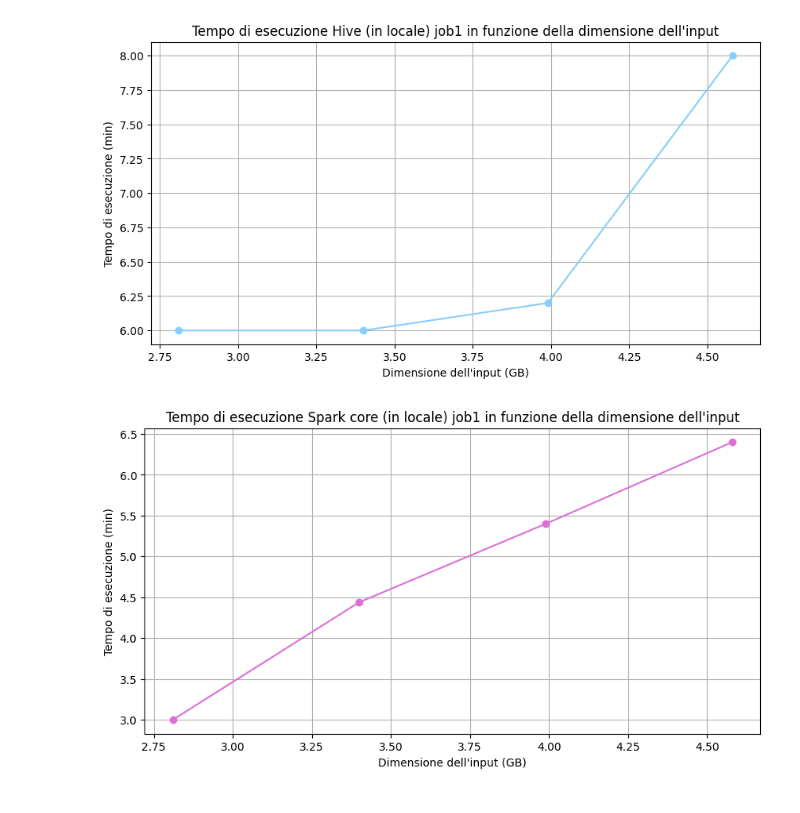
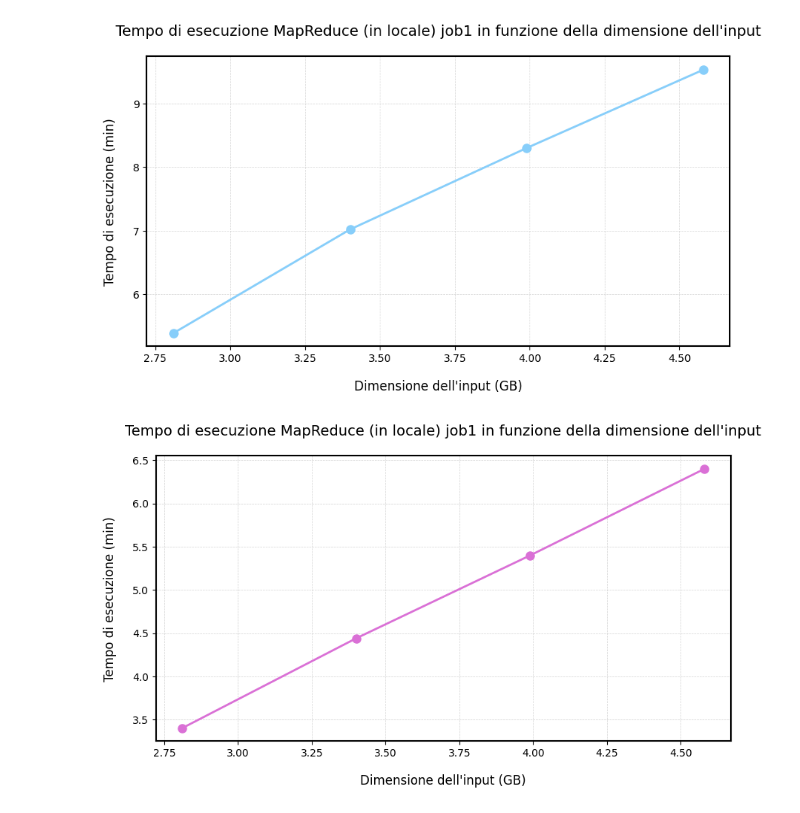
Before and after one commit to elisacatena/BigDataApplications, a Jupyter notebook: execution_times_job1.ipynb, the cells around one changed output. Saved outputs shown, nothing was run; the diff lists cells and outputs as text; code cells hidden in the pictures.

```diff
--- a/execution_times_job1.ipynb
+++ b/execution_times_job1.ipynb
@@ -25,45 +41,77 @@ plt.show()
 # %%
 job_data = [
-    {"input_size": 2.81, "execution_time": 6},
-    {"input_size": 3.40, "execution_time": 6},
-    {"input_size": 3.99, "execution_time": 6.2},
-    {"input_size": 4.58, "execution_time": 8},
+    {"input_size": 2.81, "execution_time": 5.39},
+    {"input_size": 3.40, "execution_time": 7.02},
+    {"input_size": 3.99, "execution_time": 8.30},
+    {"input_size": 4.58, "execution_time": 9.53},
 ]
 
 # Creare un DataFrame
 df = pd.DataFrame(job_data)
 
 # Creare il grafico
-plt.figure(figsize=(10, 5))
-plt.plot(df['input_size'], df['execution_time'], marker='o', linestyle='-', color='lightskyblue')
-plt.xlabel('Dimensione dell\'input (GB)')
-plt.ylabel('Tempo di esecuzione (min)')
-plt.title('Tempo di esecuzione Hive (in locale) job1 in funzione della dimensione dell\'input')
-plt.grid(True)
+fig, ax = plt.subplots(figsize=(10, 5), facecolor='white')
+# Impostare lo sfondo interno del grafico come bianco
+ax.set_facecolor('white')
+
+# Personalizzare il grafico
+ax.plot(df['input_size'], df['execution_time'], marker='o', linestyle='-', color='lightskyblue', markersize=8, linewidth=2)
+
+# Aggiungere il bordo nero
+for spine in ax.spines.values():
+    spine.set_edgecolor('black')
+    spine.set_linewidth(1.5)
+
+# Etichette degli assi
+ax.set_xlabel("Dimensione dell'input (GB)", fontsize=12, labelpad=15)
+ax.set_ylabel("Tempo di esecuzione (min)", fontsize=12, labelpad=15)
+
+# Titolo del grafico
+ax.set_title("Tempo di esecuzione MapReduce (in locale) job1 in funzione della dimensione dell'input", fontsize=14, pad=20)
+
+# Aggiungere una griglia sottile
+ax.grid(True, linestyle='--', linewidth=0.5, color='lightgray')
+
 plt.show()
 # %% [output]
-[figure, old version]
+[figure, new version]
 # %%
 job_data = [
-    {"input_size": 2.81, "execution_time": 3},
+    {"input_size": 2.81, "execution_time": 3.40},
     {"input_size": 3.40, "execution_time": 4.44},
     {"input_size": 3.99, "execution_time": 5.40},
     {"input_size": 4.58, "execution_time": 6.40},
 ]
 
 # Creare un DataFrame
 df = pd.DataFrame(job_data)
 
 # Creare il grafico
-plt.figure(figsize=(10, 5))
-plt.plot(df['input_size'], df['execution_time'], marker='o', linestyle='-', color='orchid')
-plt.xlabel('Dimensione dell\'input (GB)')
-plt.ylabel('Tempo di esecuzione (min)')
-plt.title('Tempo di esecuzione Spark core (in locale) job1 in funzione della dimensione dell\'input')
-plt.grid(True)
+fig, ax = plt.subplots(figsize=(10, 5), facecolor='white')
+# Impostare lo sfondo interno del grafico come bianco
+ax.set_facecolor('white')
+
+# Personalizzare il grafico
+ax.plot(df['input_size'], df['execution_time'], marker='o', linestyle='-', color='orchid', markersize=8, linewidth=2)
+
+# Aggiungere il bordo nero
+for spine in ax.spines.values():
+    spine.set_edgecolor('black')
+    spine.set_linewidth(1.5)
+
+# Etichette degli assi
+ax.set_xlabel("Dimensione dell'input (GB)", fontsize=12, labelpad=15)
+ax.set_ylabel("Tempo di esecuzione (min)", fontsize=12, labelpad=15)
+
+# Titolo del grafico
+ax.set_title("Tempo di esecuzione MapReduce (in locale) job1 in funzione della dimensione dell'input", fontsize=14, pad=20)
+
+# Aggiungere una griglia sottile
+ax.grid(True, linestyle='--', linewidth=0.5, color='lightgray')
+
 plt.show()
 # %% [output]
-[figure, old version]
+[figure, new version]
 # %%
 job_data = [
     {"input_size": 2.81, "execution_time": 1.40},
```
Also changed, not shown: parts of 3 cells of this notebook.
